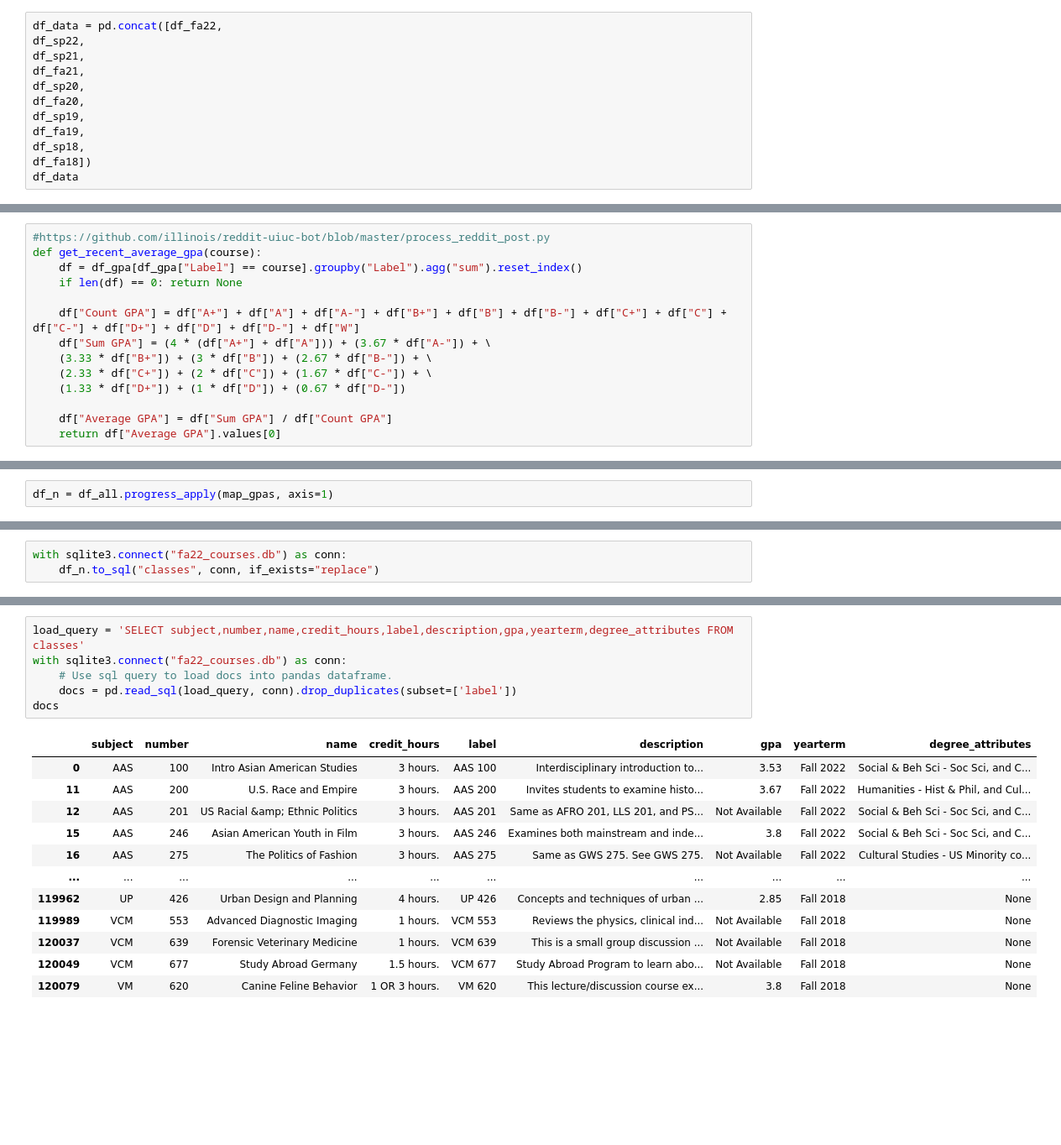
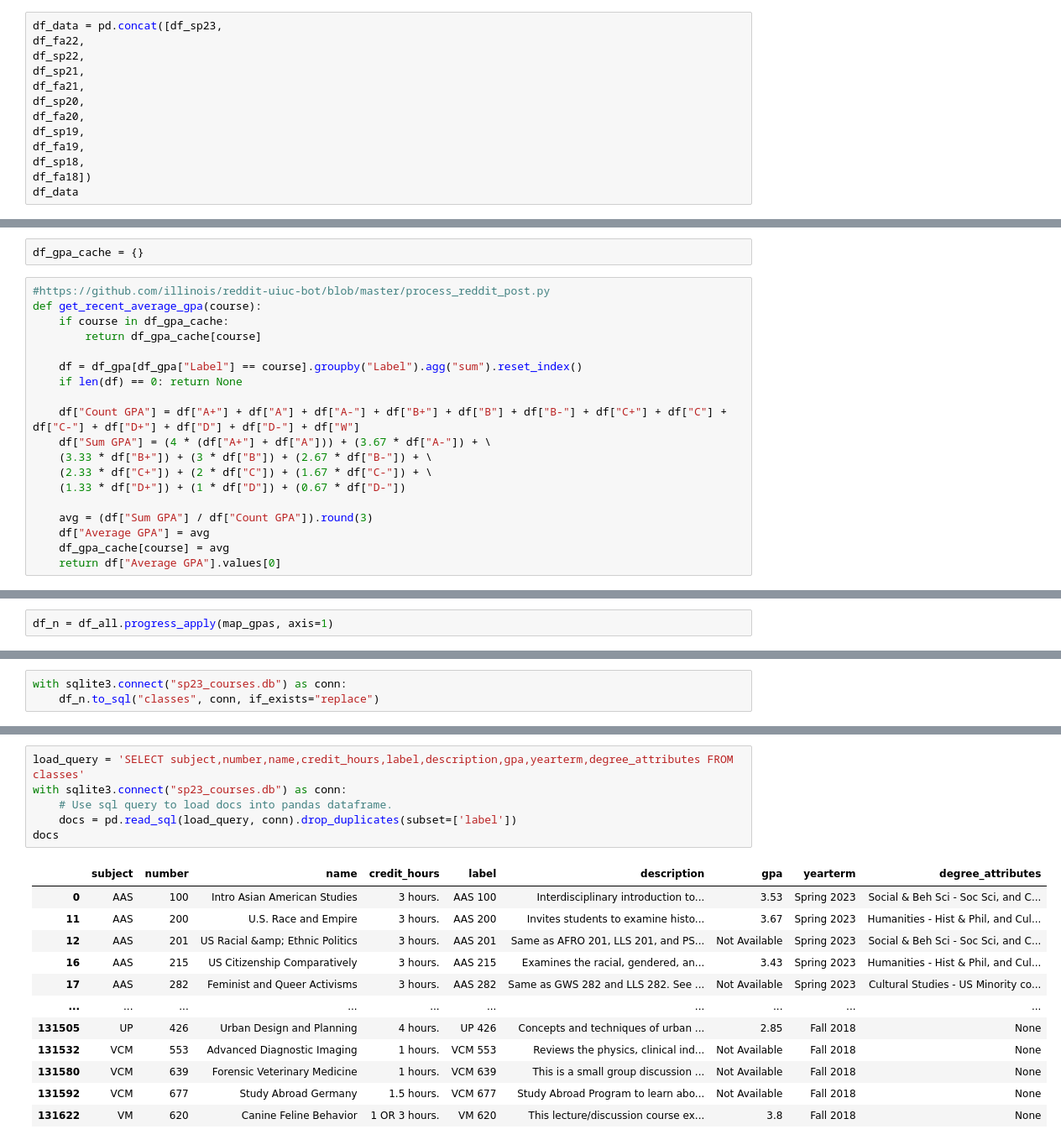
Before and after one commit to timot3/uiuc-course-api, a Jupyter notebook: data/data_processing.ipynb, the cells around one changed output, grey strips where cells are left out. Shown at 84% size. Drawn from its saved outputs; the diff is of its cells as text; blank space fills up the shorter version.

```diff
--- a/data/data_processing.ipynb
+++ b/data/data_processing.ipynb
@@ -21,7 +22,8 @@ df_fa19 = set_df_labels(pd.read_csv("./csv/2019-fa.csv"))
 df_sp18 = set_df_labels(pd.read_csv("./csv/2018-sp.csv"))
 df_fa18 = set_df_labels(pd.read_csv("./csv/2018-fa.csv"))
 # %%
-df_data = pd.concat([df_fa22,
+df_data = pd.concat([df_sp23,
+df_fa22,
 df_sp22,
 df_sp21,
 df_fa21,
@@ -129,9 +131,14 @@ df_all["yearterm"] = df_all["term"] + " " + df_all["year"].astype(str)
 # %%
 df_gpa = pd.read_csv("csv/gpa/gpa-dataset.csv")
 df_gpa['Label'] = df_gpa["Subject"] + " " + df_gpa["Number"].astype(str)
+# %%
+df_gpa_cache = {}
 # %%
 #https://github.com/illinois/reddit-uiuc-bot/blob/master/process_reddit_post.py
 def get_recent_average_gpa(course):
+    if course in df_gpa_cache:
+        return df_gpa_cache[course]
+
     df = df_gpa[df_gpa["Label"] == course].groupby("Label").agg("sum").reset_index()
     if len(df) == 0: return None
 
@@ -141,7 +148,9 @@ def get_recent_average_gpa(course):
     (2.33 * df["C+"]) + (2 * df["C"]) + (1.67 * df["C-"]) + \
     (1.33 * df["D+"]) + (1 * df["D"]) + (0.67 * df["D-"])
 
-    df["Average GPA"] = df["Sum GPA"] / df["Count GPA"]
+    avg = (df["Sum GPA"] / df["Count GPA"]).round(3)
+    df["Average GPA"] = avg
+    df_gpa_cache[course] = avg
     return df["Average GPA"].values[0]
 # %%
 def map_gpas(row):
@@ -186,5 +195,5 @@ df_n[(df_n['subject'] == 'CS') & (df_n['number'] == 225)]
 # %%
-with sqlite3.connect("fa22_courses.db") as conn:
+with sqlite3.connect("sp23_courses.db") as conn:
     df_n.to_sql("classes", conn, if_exists="replace")
 # %%
 df_n
@@ -205,19 +214,19 @@ df_n
 # %%
 load_query = 'SELECT subject,number,name,credit_hours,label,description,gpa,yearterm,degree_attributes FROM classes'
-with sqlite3.connect("fa22_courses.db") as conn:
+with sqlite3.connect("sp23_courses.db") as conn:
     # Use sql query to load docs into pandas dataframe.
     docs = pd.read_sql(load_query, conn).drop_duplicates(subset=['label'])
 docs
 # %% [output]
 |  | subject | number | name | credit_hours | label | description | gpa | yearterm | degree_attributes |
-| 0 | AAS | 100 | Intro Asian American Studies | 3 hours. | AAS 100 | Interdisciplinary introduction to... | 3.53 | Fall 2022 | Social & Beh Sci - Soc Sci, and C... |
-| 11 | AAS | 200 | U.S. Race and Empire | 3 hours. | AAS 200 | Invites students to examine histo... | 3.67 | Fall 2022 | Humanities - Hist & Phil, and Cul... |
-| 12 | AAS | 201 | US Racial &amp; Ethnic Politics | 3 hours. | AAS 201 | Same as AFRO 201, LLS 201, and PS... | Not Available | Fall 2022 | Social & Beh Sci - Soc Sci, and C... |
-| 15 | AAS | 246 | Asian American Youth in Film | 3 hours. | AAS 246 | Examines both mainstream and inde... | 3.8 | Fall 2022 | Social & Beh Sci - Soc Sci, and C... |
-| 16 | AAS | 275 | The Politics of Fashion | 3 hours. | AAS 275 | Same as GWS 275. See GWS 275. | Not Available | Fall 2022 | Cultural Studies - US Minority co... |
+| 0 | AAS | 100 | Intro Asian American Studies | 3 hours. | AAS 100 | Interdisciplinary introduction to... | 3.53 | Spring 2023 | Social & Beh Sci - Soc Sci, and C... |
+| 11 | AAS | 200 | U.S. Race and Empire | 3 hours. | AAS 200 | Invites students to examine histo... | 3.67 | Spring 2023 | Humanities - Hist & Phil, and Cul... |
+| 12 | AAS | 201 | US Racial &amp; Ethnic Politics | 3 hours. | AAS 201 | Same as AFRO 201, LLS 201, and PS... | Not Available | Spring 2023 | Social & Beh Sci - Soc Sci, and C... |
+| 16 | AAS | 215 | US Citizenship Comparatively | 3 hours. | AAS 215 | Examines the racial, gendered, an... | 3.43 | Spring 2023 | Humanities - Hist & Phil, and Cul... |
+| 17 | AAS | 282 | Feminist and Queer Activisms | 3 hours. | AAS 282 | Same as GWS 282 and LLS 282. See ... | Not Available | Spring 2023 | Cultural Studies - US Minority co... |
 | ... | ... | ... | ... | ... | ... | ... | ... | ... | ... |
-| 119962 | UP | 426 | Urban Design and Planning | 4 hours. | UP 426 | Concepts and techniques of urban ... | 2.85 | Fall 2018 | None |
-| 119989 | VCM | 553 | Advanced Diagnostic Imaging | 1 hours. | VCM 553 | Reviews the physics, clinical ind... | Not Available | Fall 2018 | None |
-| 120037 | VCM | 639 | Forensic Veterinary Medicine | 1 hours. | VCM 639 | This is a small group discussion ... | Not Available | Fall 2018 | None |
-| 120049 | VCM | 677 | Study Abroad Germany | 1.5 hours. | VCM 677 | Study Abroad Program to learn abo... | Not Available | Fall 2018 | None |
-| 120079 | VM | 620 | Canine Feline Behavior | 1 OR 3 hours. | VM 620 | This lecture/discussion course ex... | 3.8 | Fall 2018 | None |
+| 131505 | UP | 426 | Urban Design and Planning | 4 hours. | UP 426 | Concepts and techniques of urban ... | 2.85 | Fall 2018 | None |
+| 131532 | VCM | 553 | Advanced Diagnostic Imaging | 1 hours. | VCM 553 | Reviews the physics, clinical ind... | Not Available | Fall 2018 | None |
+| 131580 | VCM | 639 | Forensic Veterinary Medicine | 1 hours. | VCM 639 | This is a small group discussion ... | Not Available | Fall 2018 | None |
+| 131592 | VCM | 677 | Study Abroad Germany | 1.5 hours. | VCM 677 | Study Abroad Program to learn abo... | Not Available | Fall 2018 | None |
+| 131622 | VM | 620 | Canine Feline Behavior | 1 OR 3 hours. | VM 620 | This lecture/discussion course ex... | 3.8 | Fall 2018 | None |
```
Also changed, not shown: parts of 10 cells of this notebook, 5 other files.
